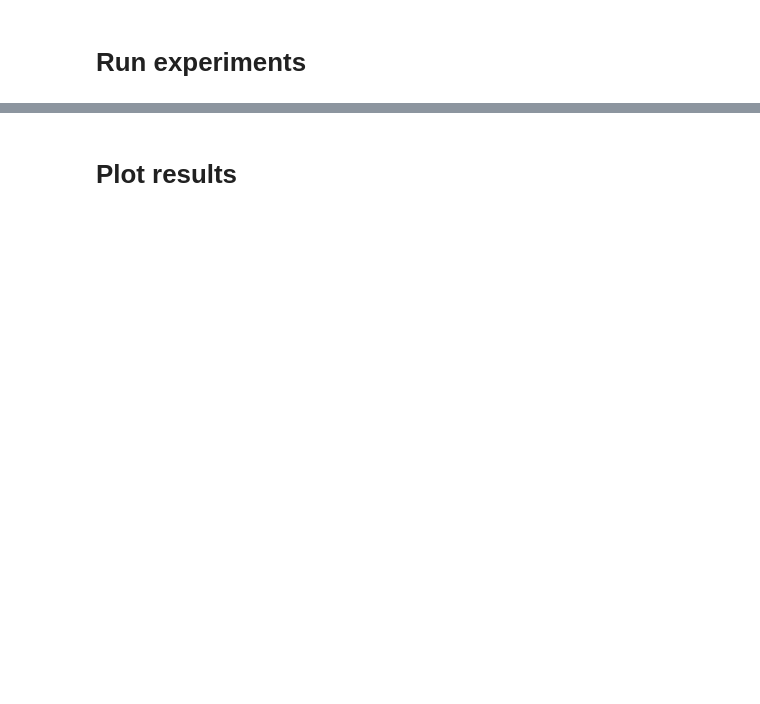
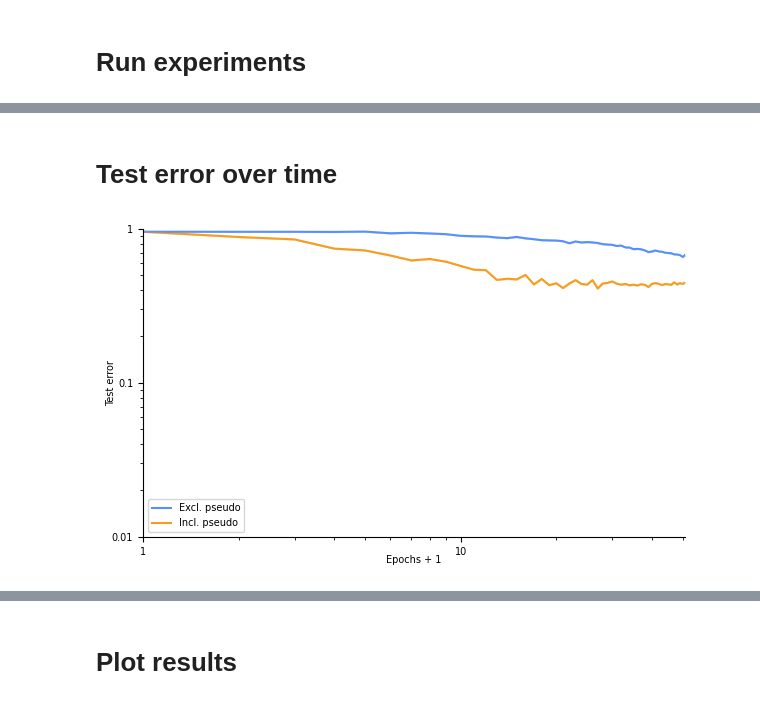
Before and after one commit to carlowenig/spikegd-carlo, a Jupyter notebook: experiments/heidelberg/heidelberg.ipynb, the cells around one changed output, grey strips where cells are left out. Drawn from its saved outputs; the diff is of its cells as text; code cells hidden in the pictures; blank space fills up the shorter version.

```diff
--- a/experiments/heidelberg/heidelberg.ipynb
+++ b/experiments/heidelberg/heidelberg.ipynb
@@ -130,3 +134,10 @@ silent_neurons_first      0.000 ± 0.000
+# %% [markdown]
+# Test error over time
+# %%
+fig, ax = plt.subplots(figsize=(7, 4))
+plot_error(ax, metrics, config_theta)
+# %% [output]
+[figure, added]
 # %%
 
 def run_example_theta(p: list, config: dict) -> dict:
```
Also changed, not shown: parts of 6 cells of this notebook, 2 other files.
